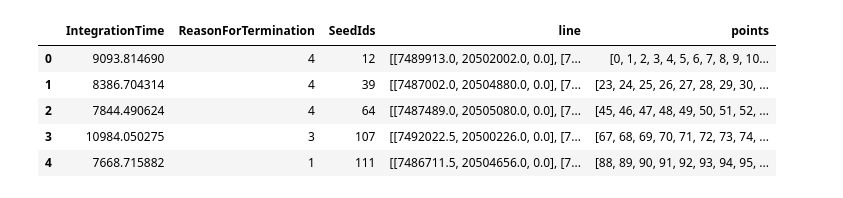
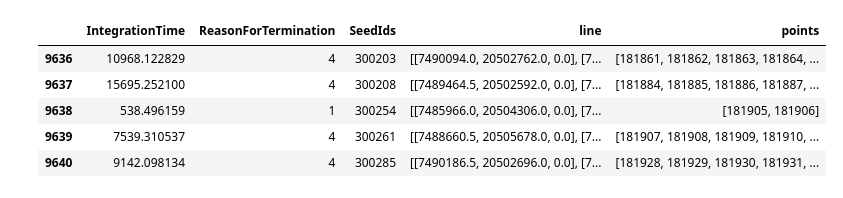
Before and after one commit to openearth/notebooks, a Jupyter notebook: streamline-demo.ipynb, the cells around one changed output. Saved outputs shown, nothing was run; the diff lists cells and outputs as text; code cells hidden in the pictures.

```diff
--- a/streamline-demo.ipynb
+++ b/streamline-demo.ipynb
@@ -9,10 +17,12 @@ import flowmap.particles
 # %%
 # open the netCDF file
-path = pathlib.Path('~/Downloads/FinalAttempt/Project1.dsproj_data/FlowFM/DFM_OUTPUT_FlowFM/FlowFM_map.nc').expanduser()
-n_particles = 10000
+path = pathlib.Path('~/Downloads/DFM_OUTPUT_FlowFM/FlowFM_map-run-1.nc').expanduser()
+n_particles = 300000
 # %%
 # read the data
 grid = flowmap.formats.UGrid(str(path))
+grid.options['n_particles'] = n_particles
+grid.streamlines(-1)
 # %%
 # convert to VTK polydata
 polydata = grid.to_polydata()
@@ -29,11 +39,11 @@ tracer.update()
 lines = flowmap.particles.extract_lines(tracer)
 # %%
 # show the table
-lines.head()
+lines.tail()
 # %% [output]
 |  | IntegrationTime | ReasonForTermination | SeedIds | line | points |
-| 0 | 9093.814690 | 4 | 12 | [[7489913.0, 20502002.0, 0.0], [7... | [0, 1, 2, 3, 4, 5, 6, 7, 8, 9, 10... |
-| 1 | 8386.704314 | 4 | 39 | [[7487002.0, 20504880.0, 0.0], [7... | [23, 24, 25, 26, 27, 28, 29, 30, ... |
-| 2 | 7844.490624 | 4 | 64 | [[7487489.0, 20505080.0, 0.0], [7... | [45, 46, 47, 48, 49, 50, 51, 52, ... |
-| 3 | 10984.050275 | 3 | 107 | [[7492022.5, 20500226.0, 0.0], [7... | [67, 68, 69, 70, 71, 72, 73, 74, ... |
-| 4 | 7668.715882 | 1 | 111 | [[7486711.5, 20504656.0, 0.0], [7... | [88, 89, 90, 91, 92, 93, 94, 95, ... |
+| 9636 | 10968.122829 | 4 | 300203 | [[7490094.0, 20502762.0, 0.0], [7... | [181861, 181862, 181863, 181864, ... |
+| 9637 | 15695.252100 | 4 | 300208 | [[7489464.5, 20502592.0, 0.0], [7... | [181884, 181885, 181886, 181887, ... |
+| 9638 | 538.496159 | 1 | 300254 | [[7485966.0, 20504306.0, 0.0], [7... | [181905, 181906] |
+| 9639 | 7539.310537 | 4 | 300261 | [[7488660.5, 20505678.0, 0.0], [7... | [181907, 181908, 181909, 181910, ... |
+| 9640 | 9142.098134 | 4 | 300285 | [[7490186.5, 20502696.0, 0.0], [7... | [181928, 181929, 181930, 181931, ... |
```
Also changed, not shown: parts of 11 cells of this notebook.
